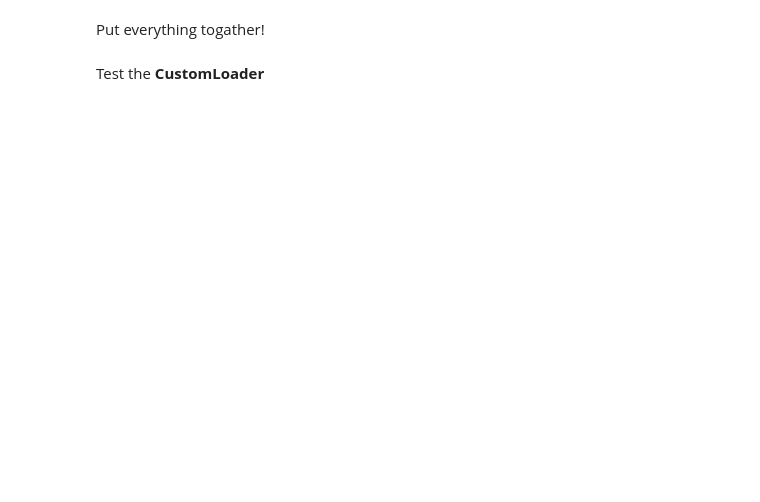
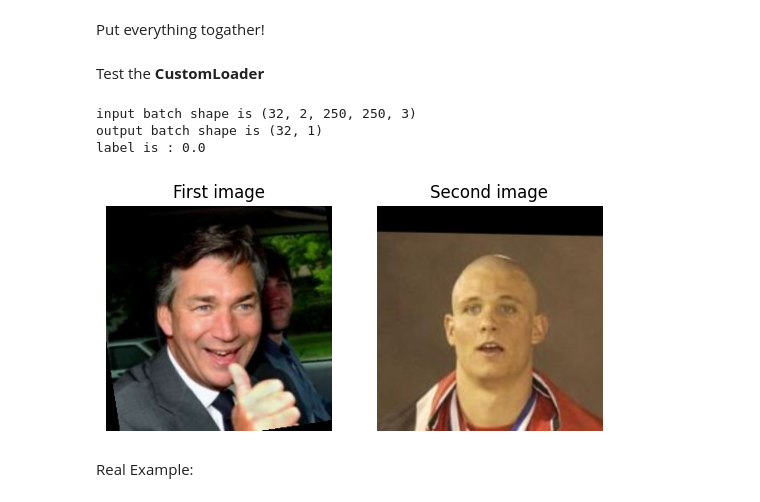
Before and after one commit to AliMustafa731/The-Optimizers-Squad, a Jupyter notebook: Data Loader.ipynb, the cells around one changed output. Saved outputs shown, nothing was run; the diff lists cells and outputs as text; code cells hidden in the pictures; blank space fills up the shorter version.

Commit message:
Data Loader: Added (CustomLoader) class (not-tested)

```diff
--- a/Data Loader.ipynb
+++ b/Data Loader.ipynb
@@ -23,0 +11,12 @@ print(f"{len(multi_classes_paths)} similar classes, and {len(single_classes_path
+# %%
+dataset_root_path = "lfw_funneled"
+classes_paths = []
+
+for dir in os.scandir(dataset_root_path):
+    classes_paths.append([])
+
+    for file in os.scandir(dir.path):
+        if file.is_file():
+            classes_paths[-1].append(file.path)
+
+print(f"{len(classes_paths)} classes.")
@@ -77,2 +82,35 @@ class CustomLoader(tf.keras.utils.Sequence):
 # %% [markdown]
 Test the **CustomLoader**
+# %%
+train_loader = CustomLoader(dataset_path="lfw_funneled", batch_size=32, input_shape=(250, 250))
+# %%
+# get sample batch
+X, Y = train_loader[random.randint(0, len(train_loader)-1)]
+
+# get sample pair
+x_pair = X[random.randint(0, len(X)-1)]
+y_label = Y[random.randint(0, len(Y)-1)]
+
+print(f"input batch shape is {X.shape}")
+print(f"output batch shape is {Y.shape}")
+print(f"label is : {y_label[0]}")
+
+# show a sample image pair
+plt.subplot(1, 2, 1)
+plt.imshow(x_pair[0])
+plt.axis('off')
+plt.title("First image")
+
+plt.subplot(1, 2, 2)
+plt.imshow(x_pair[1])
+plt.axis('off')
+plt.title("Second image")
+
+plt.show()
+# %% [output]
+input batch shape is (32, 2, 250, 250, 3)
+output batch shape is (32, 1)
+label is : 0.0
+[figure, added]
+# %% [markdown]
+Real Example:
```
Also changed, not shown: parts of 5 cells of this notebook.
